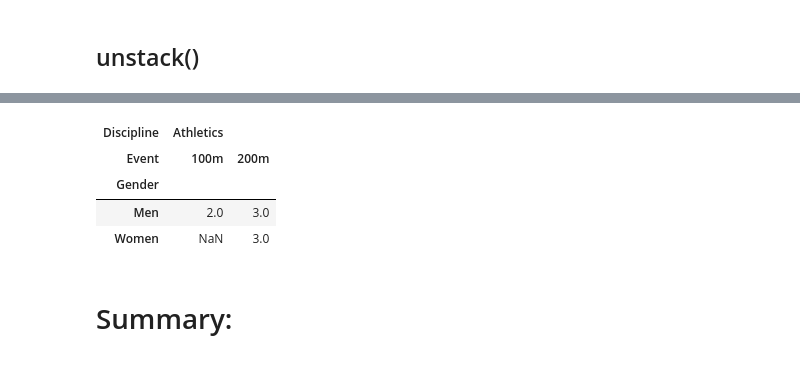
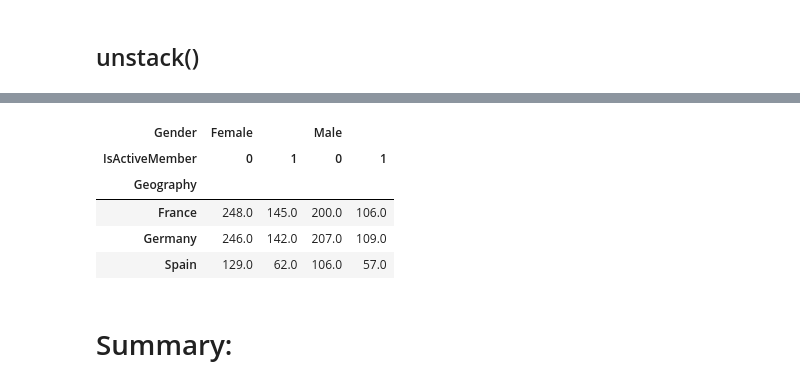
Before and after one commit to luminousmen/python_for_ds, a Jupyter notebook: training_5.ipynb, the cells around one changed output, grey strips where cells are left out. Saved outputs shown, nothing was run; the diff lists cells and outputs as text; code cells hidden in the pictures.

```diff
--- a/training_5.ipynb
+++ b/training_5.ipynb
@@ -612,0 +691,2 @@ oo.groupby('NOC').agg({'Edition' : ['count','min','max']})
+# %%
+df['Balance'].fillna(df['Balance'].median(), inplace=True)
@@ -660,0 +742,3 @@ mw
+# %%
+mw = df[df.Exited == 1]
+mw
@@ -661,4 +764,4 @@ mw
 # %%
-g = mw.groupby(['NOC', 'Gender', 'Discipline', 'Event']).size()  # <-- view
+g = mw.groupby(['Gender', 'NumOfProducts', 'IsActiveMember', 'Geography']).size()  # <-- view
 g
 # %% [output]
@@ -674,5 +784,5 @@ USA  Men     Athletics   100m     1
 dtype: int64
 # %%
-df = g.unstack(['Discipline', 'Event'])
+df = g.unstack(['Gender', 'IsActiveMember'])
 df
 # %% [output]
@@ -781,10 +936,11 @@ df.xs('USA')
 # %%
-df.xs('JAM') + df.xs('USA')
+df.xs(1, level='NumOfProducts') + df.xs(2, level='NumOfProducts')
 # %% [output]
-| Discipline | Athletics |  |
-| Event | 100m | 200m |
-| Gender |  |  |
-| Men | 2.0 | 3.0 |
-| Women | NaN | 3.0 |
+| Gender | Female |  | Male |  |
+| IsActiveMember | 0 | 1 | 0 | 1 |
+| Geography |  |  |  |  |
+| France | 248.0 | 145.0 | 200.0 | 106.0 |
+| Germany | 246.0 | 142.0 | 207.0 | 109.0 |
+| Spain | 129.0 | 62.0 | 106.0 | 57.0 |
 # %% [markdown]
 # Summary:
```
Also changed, not shown: parts of 45 cells of this notebook, 1 other file.
